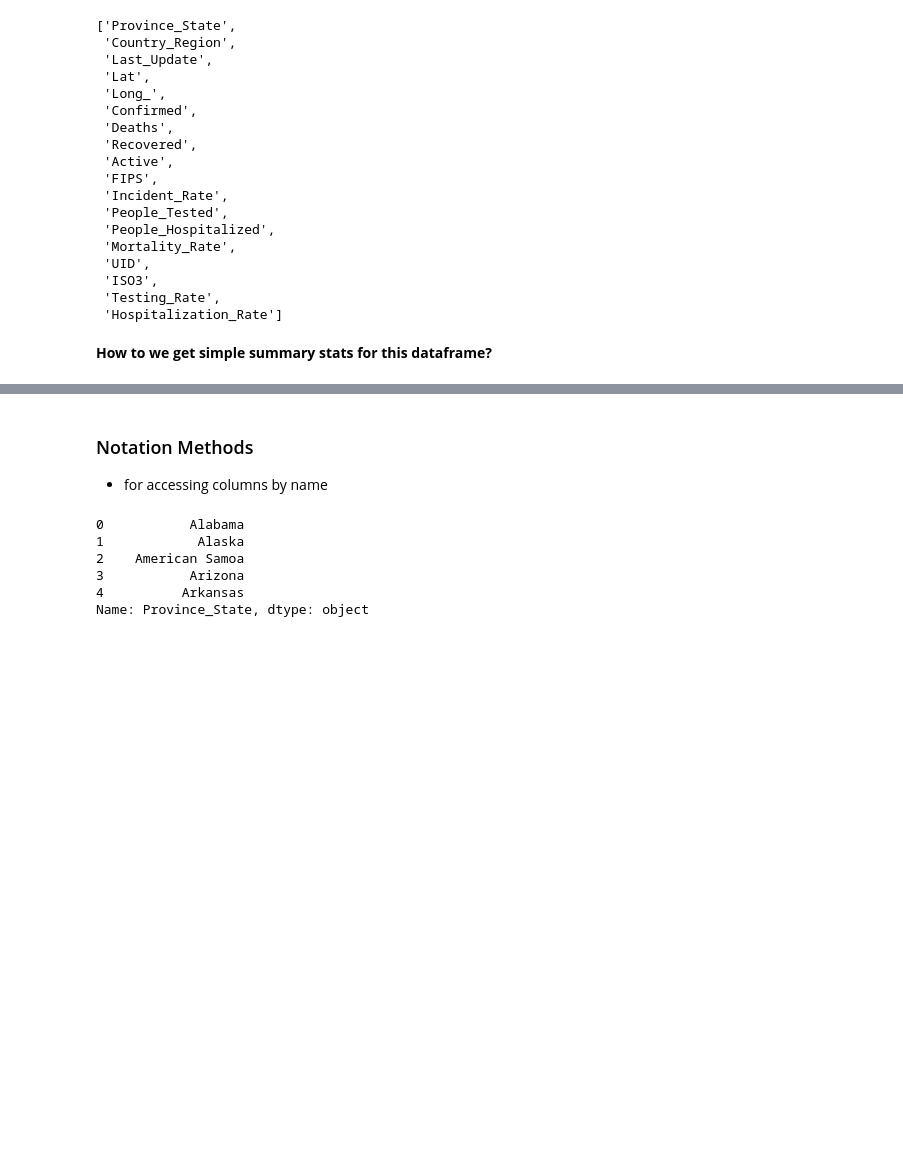
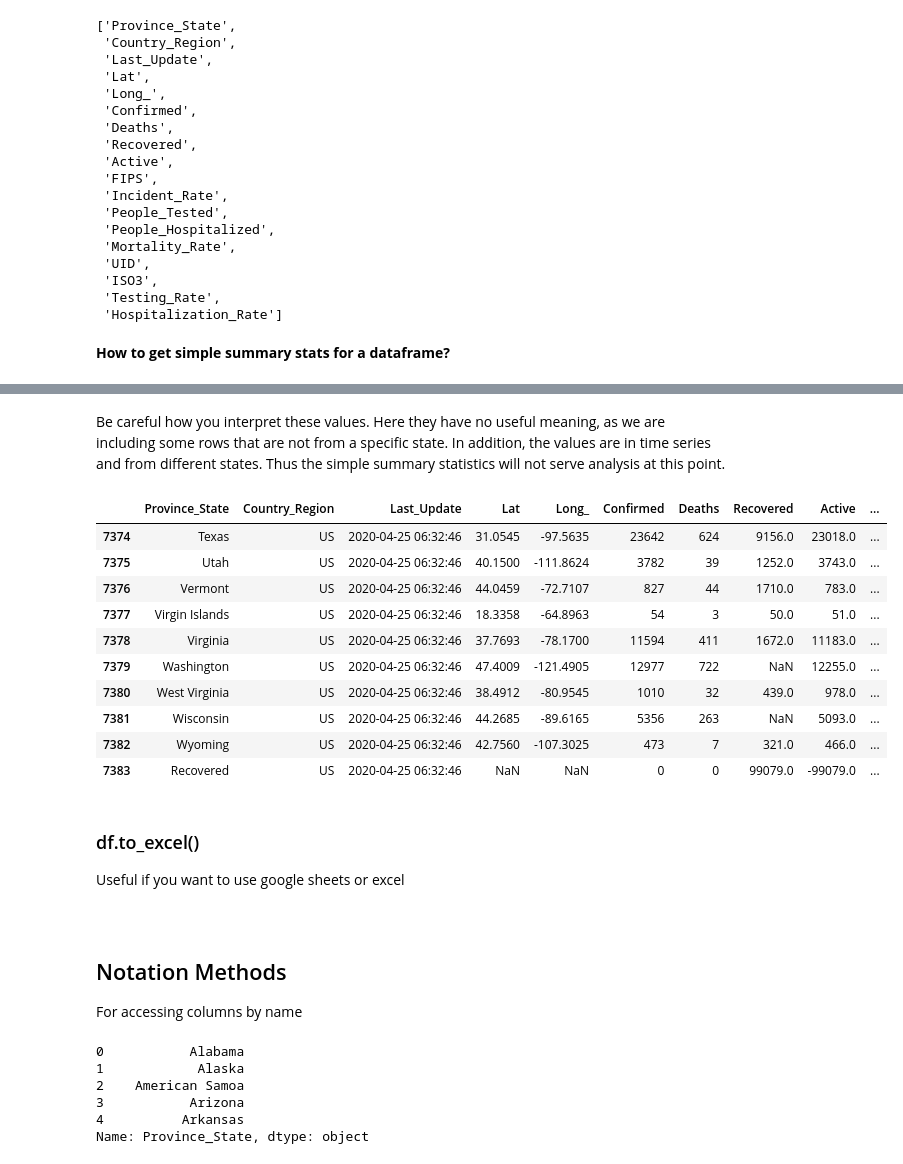
Before and after one commit to MnemoSemiotic/prem_prep_july20, a Jupyter notebook: stats/07_exploring_with_pandas/Johns_Hopkins_COVID19_with_Pandas_Matplotlib.ipynb, the cells around one changed output, grey strips where cells are left out. Saved outputs shown, nothing was run; the diff lists cells and outputs as text; code cells hidden in the pictures; blank space fills up the shorter version.

```diff
--- a/stats/07_exploring_with_pandas/Johns_Hopkins_COVID19_with_Pandas_Matplotlib.ipynb
+++ b/stats/07_exploring_with_pandas/Johns_Hopkins_COVID19_with_Pandas_Matplotlib.ipynb
@@ -145,7 +154,7 @@ cols
  'Testing_Rate',
  'Hospitalization_Rate']
 # %% [markdown]
-**How to we get simple summary stats for this dataframe?**
+**How to get simple summary stats for a dataframe?**
 # %%
 df.describe()
 # %% [output]
@@ -158,3 +167,22 @@ df.describe()
 | 50% | 39.061850 | -87.944200 | 14308.000000 | 432.500000 | 4249.000000 | 7301.000000 | 32.000000 | 427.067957 | 1.915395e+05 | ... |
 | 75% | 42.361650 | -76.970625 | 46921.250000 | 1696.250000 | 18519.000000 | 24391.000000 | 48.000000 | 935.314881 | 5.328238e+05 | ... |
 | max | 61.370700 | 145.673900 | 623873.000000 | 32840.000000 | 399572.000000 | 612630.000000 | 99999.000000 | 2966.747935 | 9.798135e+06 | ... |
+# %% [markdown]
+Be careful how you interpret these values. Here they have no useful meaning, as we are including some rows that are not from a specific state. In addition, the values are in time series and from different states. Thus the simple summary statistics will not serve analysis at this point.
+# %%
+df.tail(10)
+# %% [output]
+|  | Province_State | Country_Region | Last_Update | Lat | Long_ | Confirmed | Deaths | Recovered | Active | ... |
+| 7374 | Texas | US | 2020-04-25 06:32:46 | 31.0545 | -97.5635 | 23642 | 624 | 9156.0 | 23018.0 | ... |
+| 7375 | Utah | US | 2020-04-25 06:32:46 | 40.1500 | -111.8624 | 3782 | 39 | 1252.0 | 3743.0 | ... |
+| 7376 | Vermont | US | 2020-04-25 06:32:46 | 44.0459 | -72.7107 | 827 | 44 | 1710.0 | 783.0 | ... |
+| 7377 | Virgin Islands | US | 2020-04-25 06:32:46 | 18.3358 | -64.8963 | 54 | 3 | 50.0 | 51.0 | ... |
+| 7378 | Virginia | US | 2020-04-25 06:32:46 | 37.7693 | -78.1700 | 11594 | 411 | 1672.0 | 11183.0 | ... |
+| 7379 | Washington | US | 2020-04-25 06:32:46 | 47.4009 | -121.4905 | 12977 | 722 | NaN | 12255.0 | ... |
+| 7380 | West Virginia | US | 2020-04-25 06:32:46 | 38.4912 | -80.9545 | 1010 | 32 | 439.0 | 978.0 | ... |
+| 7381 | Wisconsin | US | 2020-04-25 06:32:46 | 44.2685 | -89.6165 | 5356 | 263 | NaN | 5093.0 | ... |
+| 7382 | Wyoming | US | 2020-04-25 06:32:46 | 42.7560 | -107.3025 | 473 | 7 | 321.0 | 466.0 | ... |
+| 7383 | Recovered | US | 2020-04-25 06:32:46 | NaN | NaN | 0 | 0 | 99079.0 | -99079.0 | ... |
+# %% [markdown]
+### df.to_excel()
+Useful if you want to use google sheets or excel
@@ -161,6 +191,8 @@ df.describe()
 # %% [markdown]
-### Notation Methods
-* for accessing columns by name
+<br>
+
+## Notation Methods
+For accessing columns by name
 # %%
 # dot notation
 df.Province_State.head(5)
```
Also changed, not shown: parts of 60 cells of this notebook.
